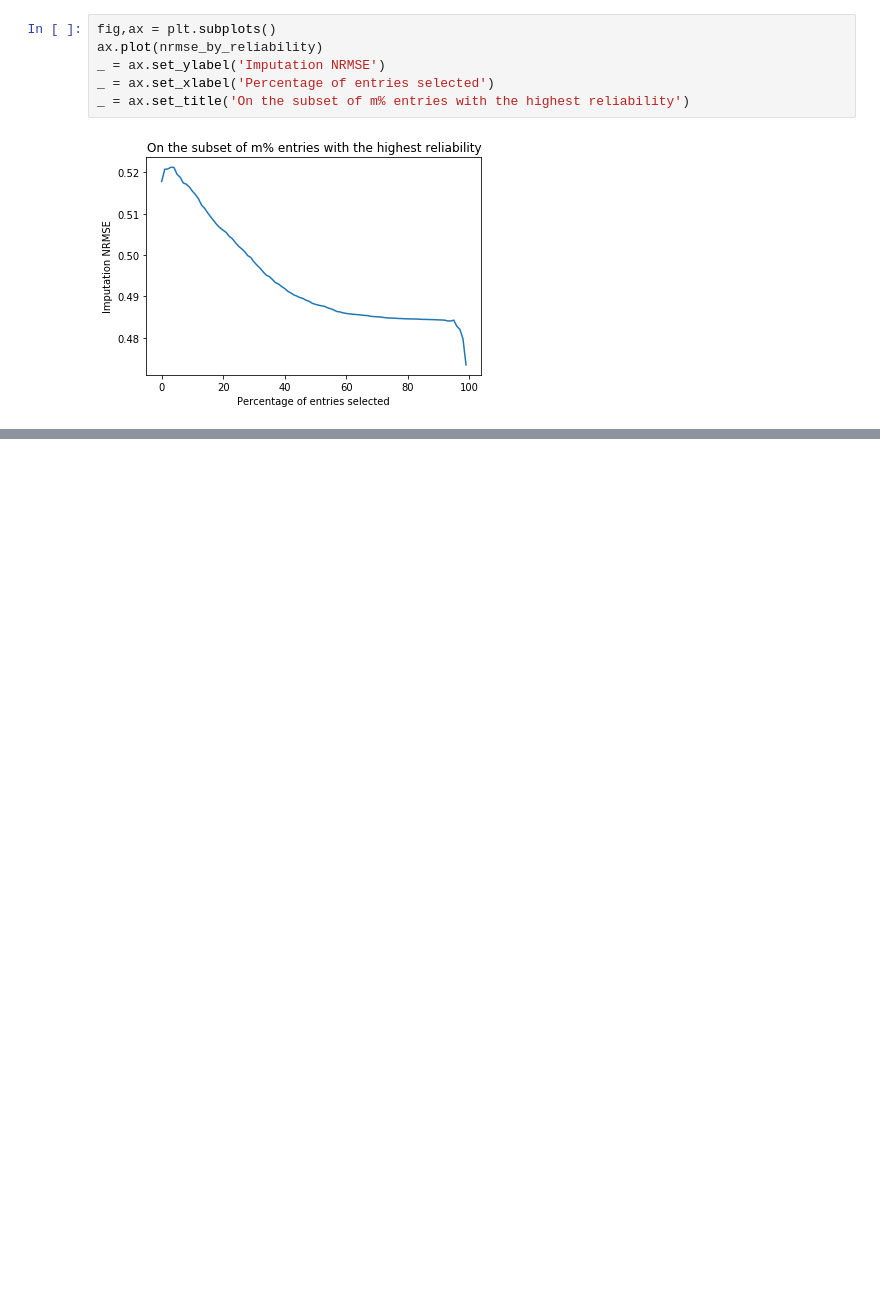
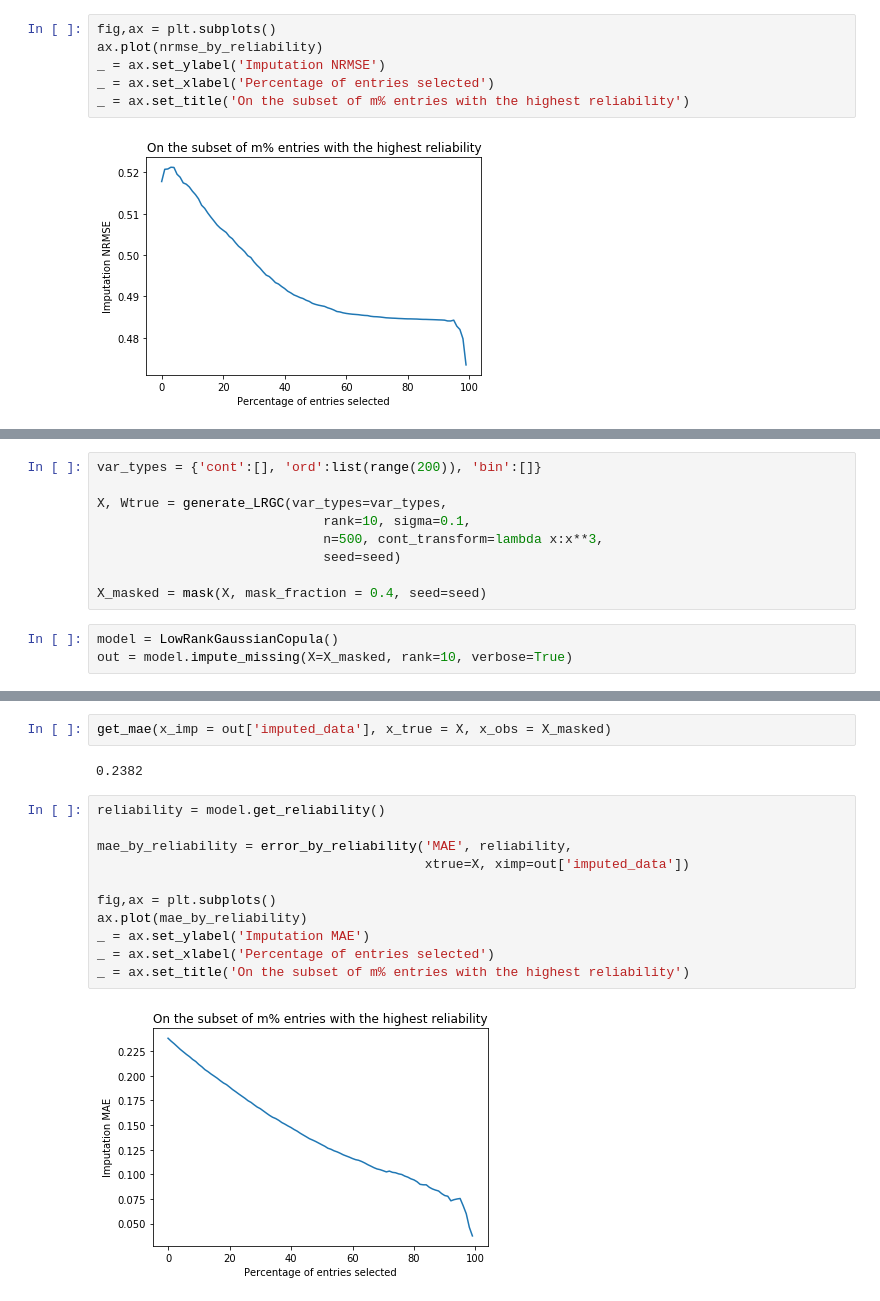
Before and after one commit to udellgroup/gcimpute, a Jupyter notebook: Examples/Example Uncertainty Quantification.ipynb, the cells around one changed output, grey strips where cells are left out. Cells and saved outputs as stored; diff of their text form; blank space fills up the shorter version.

```diff
--- a/Examples/Example Uncertainty Quantification.ipynb
+++ b/Examples/Example Uncertainty Quantification.ipynb
@@ -127,0 +228,12 @@ _ = ax.set_title('On the subset of m% entries with the highest reliability')
+# %%
+var_types = {'cont':[], 'ord':list(range(200)), 'bin':[]}
+
+X, Wtrue = generate_LRGC(var_types=var_types,
+                             rank=10, sigma=0.1,
+                             n=500, cont_transform=lambda x:x**3,
+                             seed=seed)
+
+X_masked = mask(X, mask_fraction = 0.4, seed=seed)
+# %%
+model = LowRankGaussianCopula()
+out = model.impute_missing(X=X_masked, rank=10, verbose=True)
@@ -127,0 +251,17 @@ _ = ax.set_title('On the subset of m% entries with the highest reliability')
+# %%
+get_mae(x_imp = out['imputed_data'], x_true = X, x_obs = X_masked)
+# %% [output]
+0.2382
+# %%
+reliability = model.get_reliability()
+
+mae_by_reliability = error_by_reliability('MAE', reliability,
+                                          xtrue=X, ximp=out['imputed_data'])
+
+fig,ax = plt.subplots()
+ax.plot(mae_by_reliability)
+_ = ax.set_ylabel('Imputation MAE')
+_ = ax.set_xlabel('Percentage of entries selected')
+_ = ax.set_title('On the subset of m% entries with the highest reliability')
+# %% [output]
+[figure, added]
```
Also changed, not shown: parts of 27 cells of this notebook, 4 other files.
